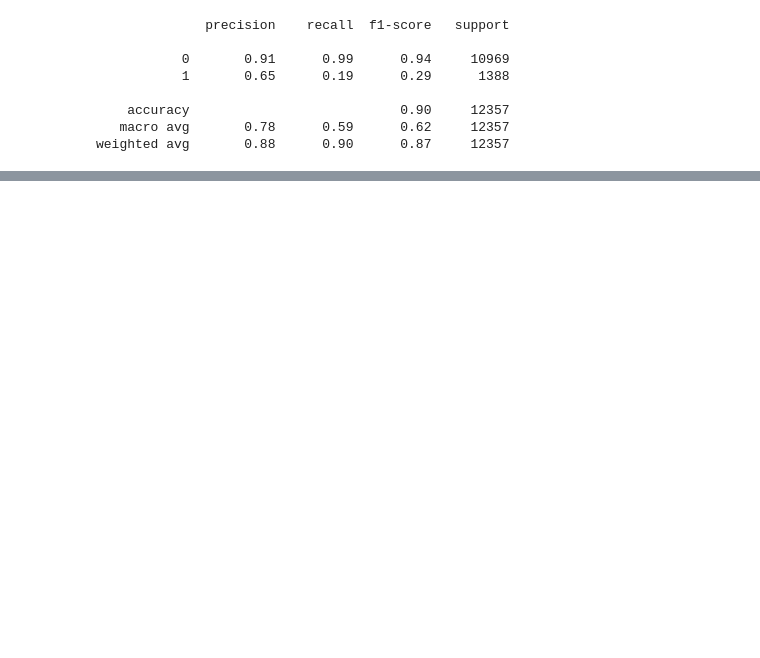
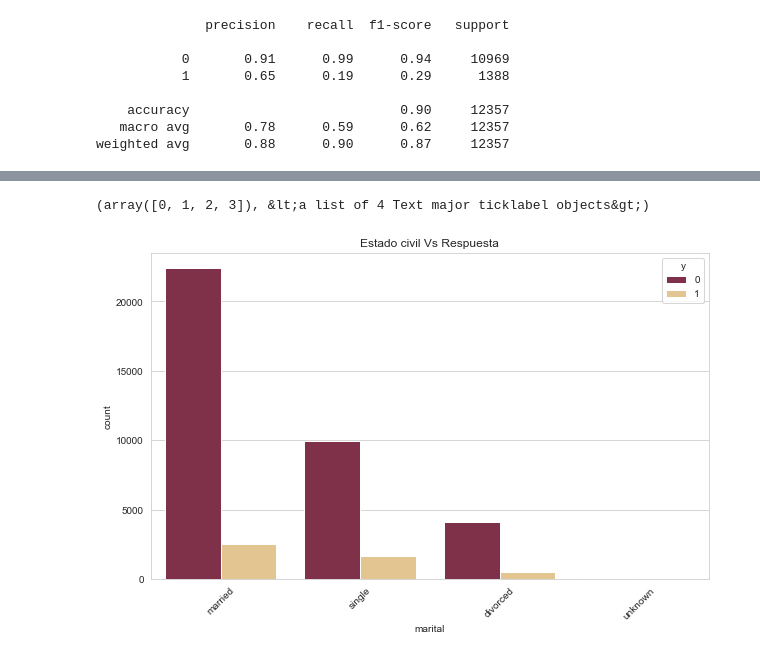
Before and after one commit to gonzalo71/TestGit, a Jupyter notebook: Udemy_exercices/Ejercicios_regresion_logistica.ipynb, the cells around one changed output, grey strips where cells are left out. Saved outputs shown, nothing was run; the diff lists cells and outputs as text; code cells hidden in the pictures; blank space fills up the shorter version.

```diff
--- a/Udemy_exercices/Ejercicios_regresion_logistica.ipynb
+++ b/Udemy_exercices/Ejercicios_regresion_logistica.ipynb
@@ -666,0 +342,8 @@ Text(0.5, 1.0, &#39;curva Roc&#39;)
+# %%
+plt.figure(figsize=(10,6))
+sns.countplot(x="marital",data=data_dos,hue="y",orient=45,palette=["#8B2443","#F0C985"])
+plt.title("Estado civil Vs Respuesta")
+plt.xticks(rotation=45)
+# %% [output]
+(array([0, 1, 2, 3]), &lt;a list of 4 Text major ticklabel objects&gt;)
+[figure, added]
```
Also changed, not shown: parts of 62 cells of this notebook, 3 other files.
